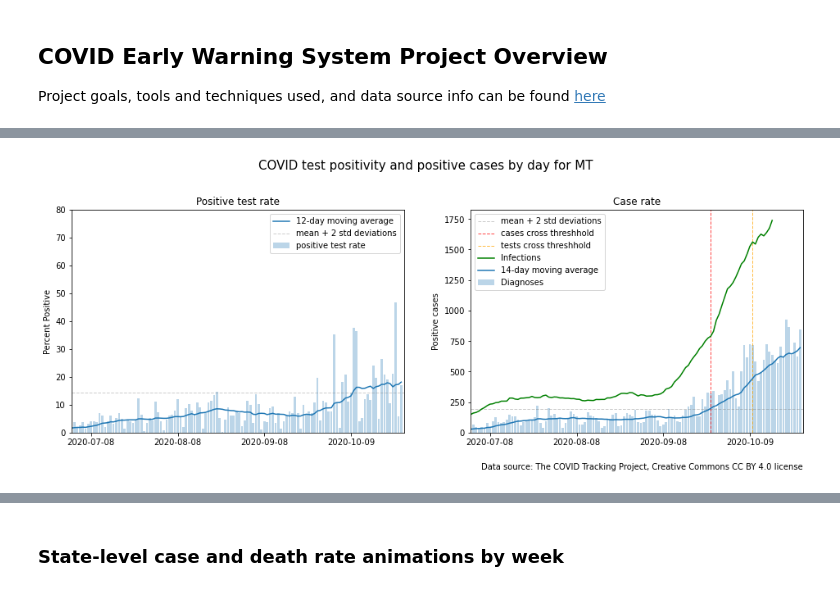
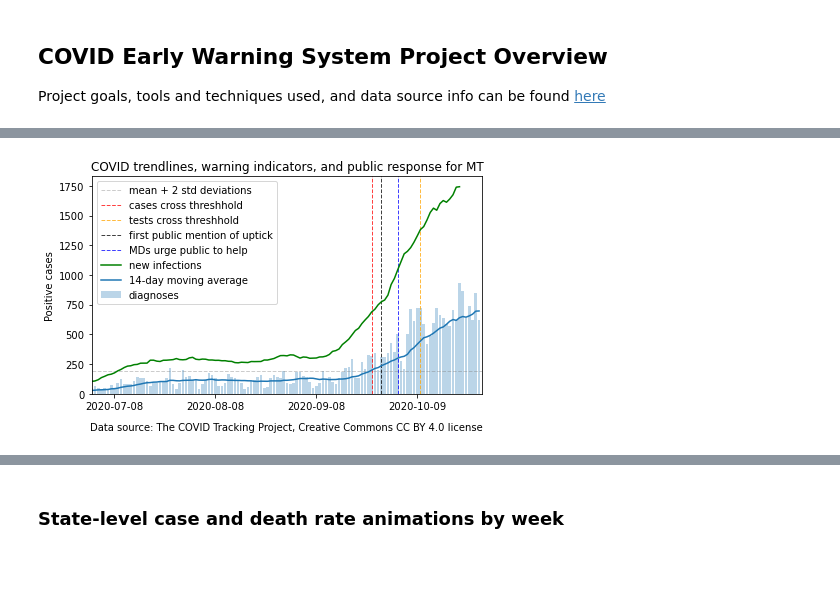
Before and after one commit to salvir1/COVID-19-outbreak-data-analysis, a Jupyter notebook: covid-delay-dissection.ipynb, the cells around one changed output, grey strips where cells are left out. Saved outputs shown, nothing was run; the diff lists cells and outputs as text; code cells hidden in the pictures; blank space fills up the shorter version.

Commit message:
new rev charts

```diff
--- a/covid-delay-dissection.ipynb
+++ b/covid-delay-dissection.ipynb
@@ -137 +59,9 @@ array(['AK', 'AL', 'AR', 'AS', 'AZ', 'CA', 'CO', 'CT', 'DC', 'DE', 'FL',
+# %%
+## defining macro variables used in the following charts
+infection_shift = -6 # Number of days new active infection appears before positive case enters database (negative)
+tick_spacing = 31 # Display one tick per month
+chart_state_1 = 'MT'
+chart_state_2 = 'UT'
+chart_state_3 = 'WI'
+chart_state_4 = 'ND'
 # %%
@@ -222,47 +153,35 @@ plt.savefig('img/COVID-infections-and-cases-for-MT.png')
 # %%
-# Charts of positivity and case trends by state with threshholds
-chart_state = 'MT'
+# Chart 3-MT: Positivity and case trends for MT with threshholds and govt recognition
 
-fig,ax = plt.subplots(1,2,figsize=(16,5))
-fig.suptitle(f'COVID test positivity and positive cases by day for {chart_state}', size=15, y=1.05)
+fig,ax = plt.subplots(figsize=(7,4))
 plt.figtext(0.9, 0, 'Data source: The COVID Tracking Project, Creative Commons CC BY 4.0 license', horizontalalignment='right')
 
-ST_cvd = covidtracking[covidtracking['state'] == chart_state]
+ST_cvd = covidtracking[covidtracking['state'] == chart_state_1]
 ST_cvd['positivity'] = ST_cvd['positiveIncrease'] / (ST_cvd['positiveIncrease']  + ST_cvd['negativeIncrease'] ) * 100
 ST_cvd['date'] = pd.to_datetime(ST_cvd['date'], format='%Y%m%d')
 ST_cvd = ST_cvd.sort_values('date', ascending=True)
 ST_cvd['positivity_SMA'] = ST_cvd['positivity'].rolling(window=14).mean()
 pos_upper_control_limit=ST_cvd[ST_cvd['date'].dt.month==8]['positivity'].mean() + 2* ST_cvd[ST_cvd['date'].dt.month==8]['positivity'].std()
-test_thresh = next(x for x, val in enumerate(ST_cvd['positivity_SMA'].iloc[50:]) if val > pos_upper_control_limit)
+test_thresh = next(x for x, val in enumerate(ST_cvd['positivity_SMA']) if val > pos_upper_control_limit and x > 150)
 
 ST_cvd['case_SMA_14'] = ST_cvd['positiveIncrease'].rolling(window=14).mean()
-case_thresh = next(x for x, val in enumerate(ST_cvd['case_SMA_14']) if val > case_upper_control_limit)
 case_upper_control_limit=ST_cvd[ST_cvd['date'].dt.month==8]['positiveIncrease'].mean() + 2* ST_cvd[ST_cvd['date'].dt.month==8]['positiveIncrease'].std()
+case_thresh = next(x for x, val in enumerate(ST_cvd['case_SMA_14']) if val > case_upper_control_limit and x > 150)
 
-ax[0].bar(ST_cvd['date'], ST_cvd['positivity'], label="positive test rate", alpha = 0.3)
-ax[0].plot( ST_cvd['date'], ST_cvd['positivity_SMA'], label='12-day moving average')
-ax[0].axhline(y=pos_upper_control_limit, ls= '--', lw=1, color = 'gray', label="mean + 2 std deviations", alpha=0.4)
-ax[0].set_title(f"Positive test rate")
-ax[0].set_xlim([datetime.date(2020, 7, 1), datetime.date.today()])
-ax[0].set_ylim(0, 80)
-ax[0].set_ylabel('Percent Positive')
-tick_spacing = 31
-ax[0].xaxis.set_major_locator(ticker.MultipleLocator(tick_spacing))
-ax[0].legend()
-
-# print(ST_cvd['date'].iloc[res])
-ax[1].bar(ST_cvd['date'], ST_cvd['positiveIncrease'], label="Diagnoses", alpha = 0.3)
-ax[1].axhline(y=case_upper_control_limit, ls= '--', lw=1, color = 'gray', label="mean + 2 std deviations", alpha=0.4)
-ax[1].axvline(x=ST_cvd['date'].iloc[case_thresh ], ls= '--', lw=1, color = 'red', label="cases cross threshhold", alpha=0.75)
-ax[1].axvline(x=ST_cvd['date'].iloc[test_thresh + 50], ls= '--', lw=1, color = 'orange', label="tests cross threshhold", alpha=0.75)
-ax[1].plot(ST_cvd['date'], 2.5 * ST_cvd['case_SMA_14'].shift(-10), label="Infections", color='green')
-ax[1].plot(ST_cvd['date'], ST_cvd['case_SMA_14'], label="14-day moving average")
-ax[1].set_xlim([datetime.date(2020, 7, 1), datetime.date.today()])
-ax[1].set_title(f"Case rate")
-ax[1].xaxis.set_major_locator(ticker.MultipleLocator(tick_spacing))
-ax[1].set_ylim(0)
-ax[1].set_ylabel('Positive cases')
-ax[1].legend()
-plt.savefig('img/COVID-infections-and-cases-for-MT-with-threshholds.png')
+ax.bar(ST_cvd['date'], ST_cvd['positiveIncrease'], label="diagnoses", alpha = 0.3)
+ax.axhline(y=case_upper_control_limit, ls= '--', lw=1, color = 'gray', label="mean + 2 std deviations", alpha=0.4)
+ax.axvline(x=ST_cvd['date'].iloc[case_thresh ], ls= '--', lw=1, color = 'red', label="cases cross threshhold", alpha=0.75)
+ax.axvline(x=ST_cvd['date'].iloc[test_thresh], ls= '--', lw=1, color = 'orange', label="tests cross threshhold", alpha=0.75)
+ax.axvline(x=ST_cvd[ST_cvd['date']=='2020-09-28']['date'], ls= '--', lw=1, color = 'black', label="first public mention of uptick", alpha=0.75)
+ax.axvline(x=ST_cvd[ST_cvd['date']=='2020-10-03']['date'], ls= '--', lw=1, color = 'blue', label="MDs urge public to help", alpha=0.75)
+ax.plot(ST_cvd['date'], 2.5 * ST_cvd['case_SMA_14'].shift(infection_shift), label="new infections", color='green')
+ax.plot(ST_cvd['date'], ST_cvd['case_SMA_14'], label="14-day moving average")
+ax.set_xlim([datetime.date(2020, 7, 1), datetime.date.today()])
+ax.set_title(f"COVID trendlines, warning indicators, and public response for {chart_state_1}")
+ax.xaxis.set_major_locator(ticker.MultipleLocator(tick_spacing))
+ax.set_ylim(0)
+ax.set_ylabel('Positive cases')
+ax.legend()
+plt.savefig('img/COVID-infections-and-cases-for-MT-with-threshholds-and-response.png')
 # %% [output]
-[figure, old version]
+[figure, new version]
```
Also changed, not shown: parts of 18 cells of this notebook, 3 other files.
